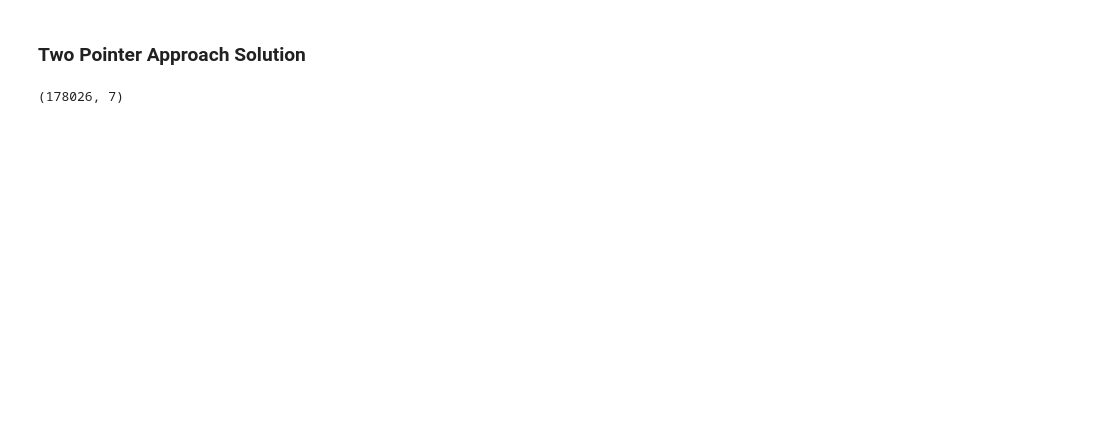
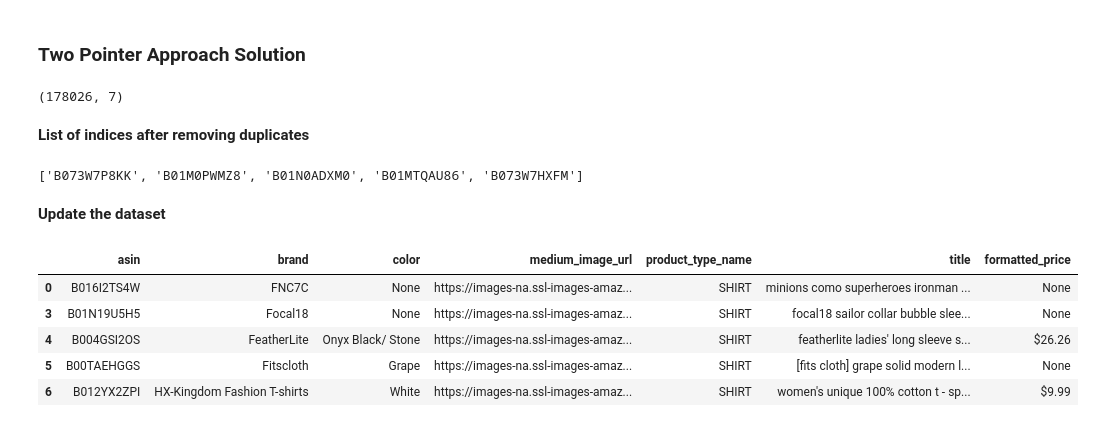
Before and after one commit to vedanthv/Amazon-Apparel-Recommendation, a Jupyter notebook: Apparel Recommendation System.ipynb, the cells around one changed output. Saved outputs shown, nothing was run; the diff lists cells and outputs as text; code cells hidden in the pictures; blank space fills up the shorter version.

Commit message:
updated with data cleaning - remove duplicates

```diff
--- a/Apparel Recommendation System.ipynb
+++ b/Apparel Recommendation System.ipynb
@@ -383,0 +382,4 @@ Title 3:
+# %%
+indices = []
+for i,row in data_sorted.iterrows():
+    indices.append(i)
@@ -401,0 +452,19 @@ total_data_points = total_data_points[0]
+# %% [markdown]
+**List of indices after removing duplicates**
+# %%
+level1_dedupli[:5]
+# %% [output]
+['B073W7P8KK', 'B01M0PWMZ8', 'B01N0ADXM0', 'B01MTQAU86', 'B073W7HXFM']
+# %% [markdown]
+**Update the dataset**
+# %%
+data = data.loc[data['asin'].isin(level1_dedupli)]
+# %%
+data.head()
+# %% [output]
+|  | asin | brand | color | medium_image_url | product_type_name | title | formatted_price |
+| 0 | B016I2TS4W | FNC7C | None | https://images-na.ssl-images-amaz... | SHIRT | minions como superheroes ironman ... | None |
+| 3 | B01N19U5H5 | Focal18 | None | https://images-na.ssl-images-amaz... | SHIRT | focal18 sailor collar bubble slee... | None |
+| 4 | B004GSI2OS | FeatherLite | Onyx Black/ Stone | https://images-na.ssl-images-amaz... | SHIRT | featherlite ladies' long sleeve s... | $26.26 |
+| 5 | B00TAEHGGS | Fitscloth | Grape | https://images-na.ssl-images-amaz... | SHIRT | [fits cloth] grape solid modern l... | None |
+| 6 | B012YX2ZPI | HX-Kingdom Fashion T-shirts | White | https://images-na.ssl-images-amaz... | SHIRT | women's unique 100% cotton t - sp... | $9.99 |
```
Also changed, not shown: parts of 10 cells of this notebook.
